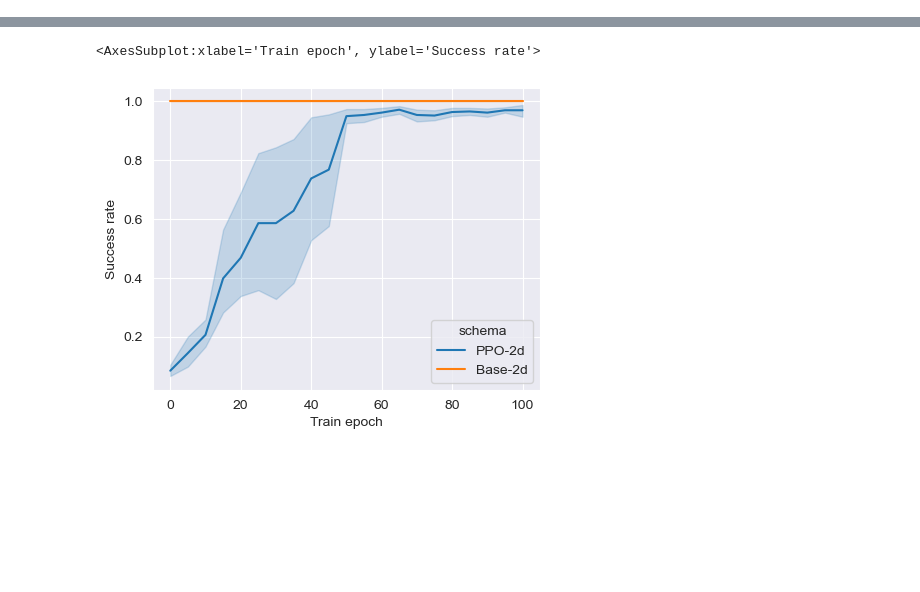
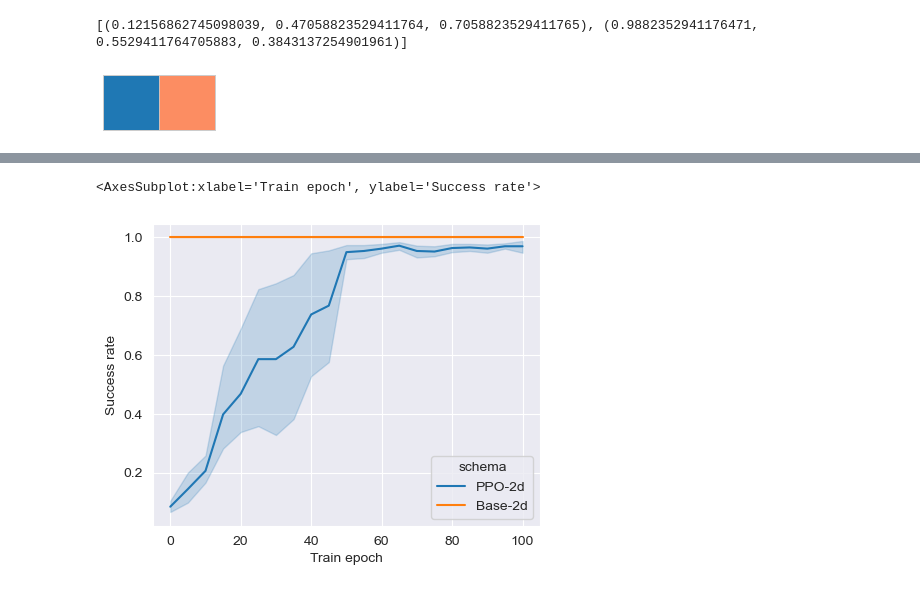
Before and after one commit to Polaris-Yang/MARL-DMFB, a Jupyter notebook: drawRes_meda/DrawRes.ipynb, the cells around one changed output, grey strips where cells are left out. Cells and saved outputs as stored; diff of their text form; code cells hidden in the pictures; blank space fills up the shorter version.

```diff
--- a/drawRes_meda/DrawRes.ipynb
+++ b/drawRes_meda/DrawRes.ipynb
@@ -42 +64,11 @@ def load_base_data(file_path,maxiter,spacing):
+# %%
+sns.set_theme(context='paper', style='whitegrid', font='Arial', font_scale=1.8)
+# color = sns.color_palette('Paired',10)
+color=[(0.12156862745098039, 0.47058823529411764, 0.7058823529411765),(0.9882352941176471, 0.5529411764705883, 0.3843137254901961)]
+sns.palplot(color)
+sns.set_palette(color)
+print(color)
+# %% [output]
+[(0.12156862745098039, 0.47058823529411764, 0.7058823529411765), (0.9882352941176471, 0.5529411764705883, 0.3843137254901961)]
+[figure, added]
 # %%
```
Also changed, not shown: parts of 11 cells of this notebook.
